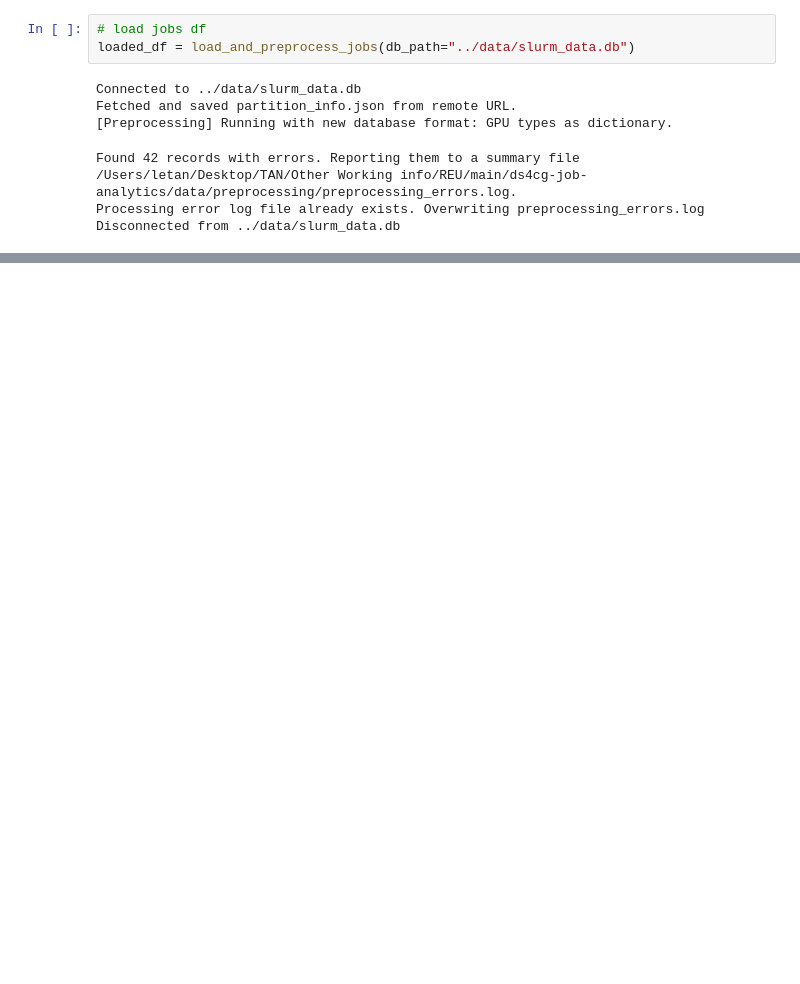
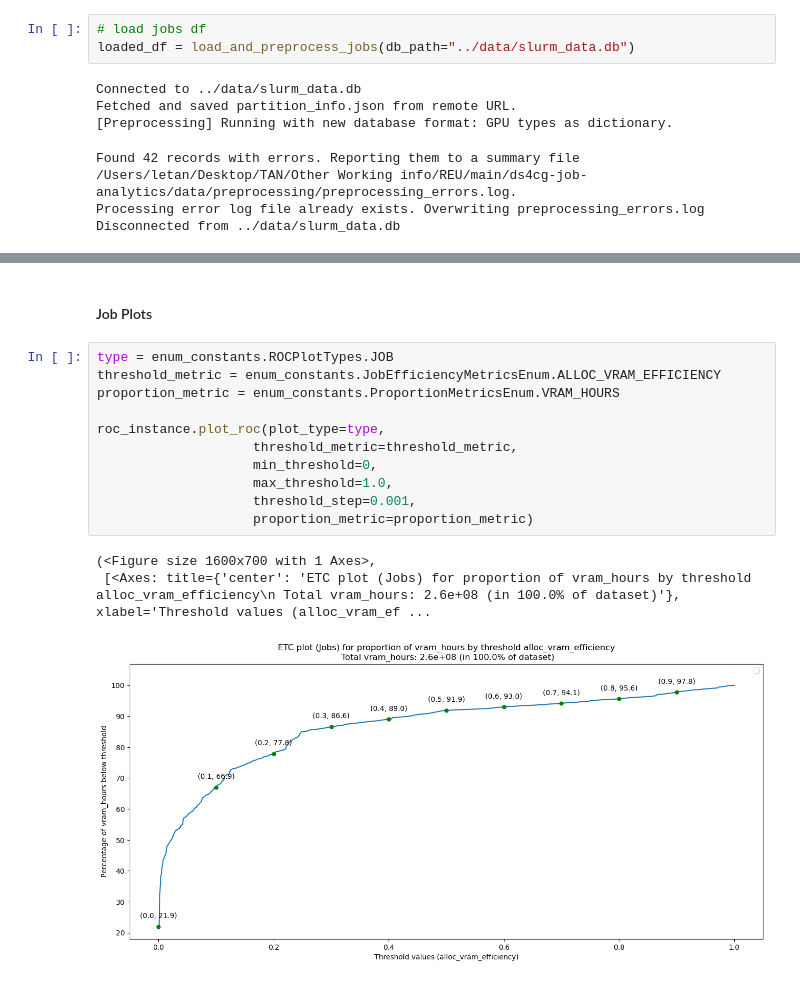
Before and after one commit to UnityHPC/ds4cg-job-analytics, a Jupyter notebook: notebooks/ROC Plot.ipynb, the cells around one changed output, grey strips where cells are left out. Saved outputs shown, nothing was run; the diff lists cells and outputs as text; blank space fills up the shorter version.

```diff
--- a/notebooks/ROC Plot.ipynb
+++ b/notebooks/ROC Plot.ipynb
@@ -697,0 +63,17 @@ Filtered out 575 invalid records based on alloc_vram_efficiency_score column.
+# %% [markdown]
+#### Job Plots ####
+# %%
+type = enum_constants.ROCPlotTypes.JOB
+threshold_metric = enum_constants.JobEfficiencyMetricsEnum.ALLOC_VRAM_EFFICIENCY
+proportion_metric = enum_constants.ProportionMetricsEnum.VRAM_HOURS
+
+roc_instance.plot_roc(plot_type=type,
+                    threshold_metric=threshold_metric,
+                    min_threshold=0,
+                    max_threshold=1.0,
+                    threshold_step=0.001,
+                    proportion_metric=proportion_metric)
+# %% [output]
+(<Figure size 1600x700 with 1 Axes>,
+ [<Axes: title={'center': 'ETC plot (Jobs) for proportion of vram_hours by threshold alloc_vram_efficiency\n Total vram_hours: 2.6e+08 (in 100.0% of dataset)'}, xlabel='Threshold values (alloc_vram_ef ...
+[figure, added]
```
Also changed, not shown: parts of 62 cells of this notebook, 1 other file.
